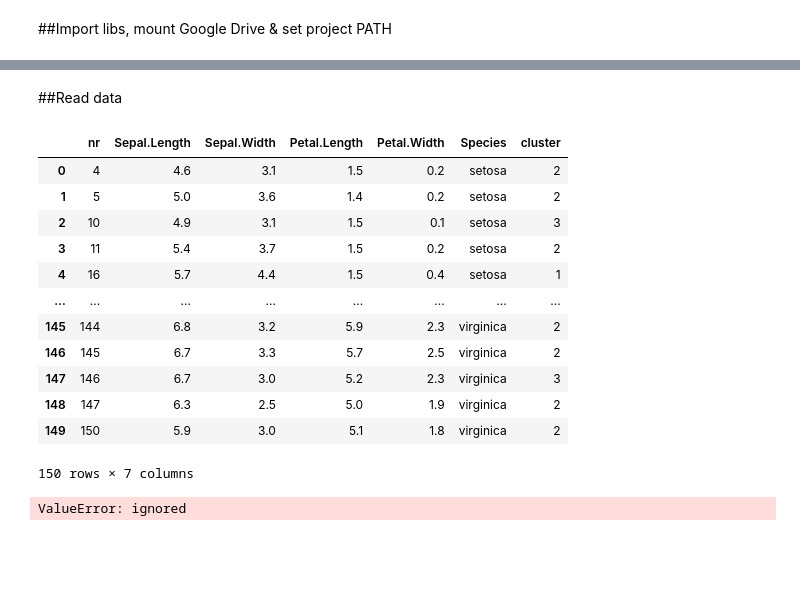
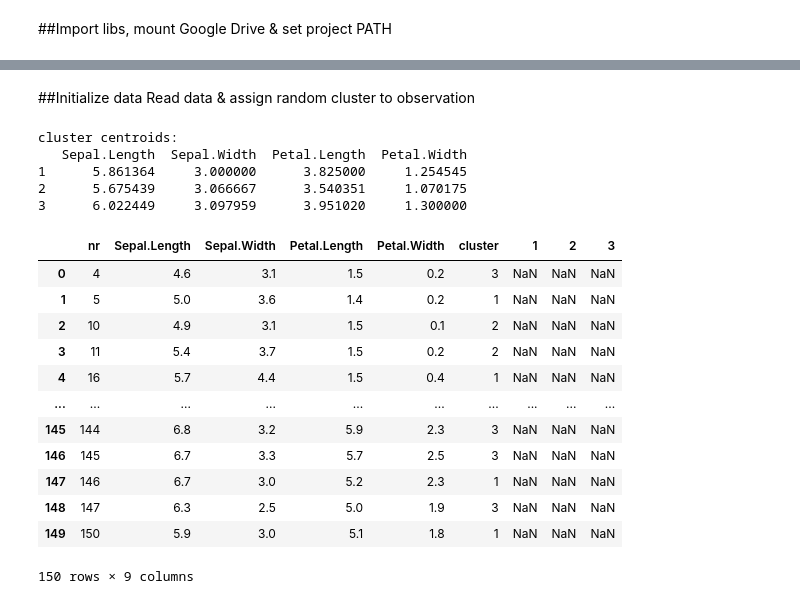
Before and after one commit to magladko/AI_Tools_algorithms, a Jupyter notebook: mpp4/mpp4.ipynb, the cells around one changed output, grey strips where cells are left out. Drawn from its saved outputs; the diff is of its cells as text; code cells hidden in the pictures; blank space fills up the shorter version.

```diff
--- a/mpp4/mpp4.ipynb
+++ b/mpp4/mpp4.ipynb
@@ -29,2 +42,3 @@ k = 3 #@param {type:"slider", min:1, max:10, step:1}
 # %% [markdown]
-##Read data
+##Initialize data
+Read data & assign random cluster to observation
@@ -33,26 +45,43 @@ train_df = pd.read_csv(DATA_PATH + "iris_all.csv")
 # %%
+base_df = pd.read_csv(DATA_PATH) #  + "iris_all.csv"
+train_df = base_df.iloc[:, :-1]
+
 train_df['cluster'] = np.random.randint(1, k+1, train_df.shape[0])
 
 # assign random values until all possibles values have assigned observation
 while not np.all(np.isin([i for i in range(1, k+1)] ,train_df['cluster'].unique())):
     train_df['cluster'] = np.random.randint(1, k+1, train_df.shape[0])
+
+# initialize distances from clusters
+for i in range(1, k+1):
+    train_df[i] = np.NaN
+
+# initialize centroids of clusters
+centroids = pd.DataFrame(columns=train_df.iloc[:, 1: -k-1].columns)
+
+for i in range(1, k+1):
+    temp = calculate_centroid(train_df, i)
+    centroids.loc[i] = temp if temp is not None else pd.Series([np.NaN]*k)
+
+print("cluster centroids:")
+print(centroids, end='\n\n')
+train_df
+# %% [output]
+cluster centroids:
+   Sepal.Length  Sepal.Width  Petal.Length  Petal.Width
+1      5.861364     3.000000      3.825000     1.254545
+2      5.675439     3.066667      3.540351     1.070175
+3      6.022449     3.097959      3.951020     1.300000
+|  | nr | Sepal.Length | Sepal.Width | Petal.Length | Petal.Width | cluster | 1 | 2 | 3 |
+| 0 | 4 | 4.6 | 3.1 | 1.5 | 0.2 | 3 | NaN | NaN | NaN |
+| 1 | 5 | 5.0 | 3.6 | 1.4 | 0.2 | 1 | NaN | NaN | NaN |
+| 2 | 10 | 4.9 | 3.1 | 1.5 | 0.1 | 2 | NaN | NaN | NaN |
+| 3 | 11 | 5.4 | 3.7 | 1.5 | 0.2 | 2 | NaN | NaN | NaN |
+| 4 | 16 | 5.7 | 4.4 | 1.5 | 0.4 | 1 | NaN | NaN | NaN |
+| ... | ... | ... | ... | ... | ... | ... | ... | ... | ... |
+| 145 | 144 | 6.8 | 3.2 | 5.9 | 2.3 | 3 | NaN | NaN | NaN |
+| 146 | 145 | 6.7 | 3.3 | 5.7 | 2.5 | 3 | NaN | NaN | NaN |
+| 147 | 146 | 6.7 | 3.0 | 5.2 | 2.3 | 1 | NaN | NaN | NaN |
+| 148 | 147 | 6.3 | 2.5 | 5.0 | 1.9 | 3 | NaN | NaN | NaN |
+| 149 | 150 | 5.9 | 3.0 | 5.1 | 1.8 | 1 | NaN | NaN | NaN |
+150 rows × 9 columns
-# %%
-train_df
-# %% [output]
-|  | nr | Sepal.Length | Sepal.Width | Petal.Length | Petal.Width | Species | cluster |
-| 0 | 4 | 4.6 | 3.1 | 1.5 | 0.2 | setosa | 2 |
-| 1 | 5 | 5.0 | 3.6 | 1.4 | 0.2 | setosa | 2 |
-| 2 | 10 | 4.9 | 3.1 | 1.5 | 0.1 | setosa | 3 |
-| 3 | 11 | 5.4 | 3.7 | 1.5 | 0.2 | setosa | 2 |
-| 4 | 16 | 5.7 | 4.4 | 1.5 | 0.4 | setosa | 1 |
-| ... | ... | ... | ... | ... | ... | ... | ... |
-| 145 | 144 | 6.8 | 3.2 | 5.9 | 2.3 | virginica | 2 |
-| 146 | 145 | 6.7 | 3.3 | 5.7 | 2.5 | virginica | 2 |
-| 147 | 146 | 6.7 | 3.0 | 5.2 | 2.3 | virginica | 3 |
-| 148 | 147 | 6.3 | 2.5 | 5.0 | 1.9 | virginica | 2 |
-| 149 | 150 | 5.9 | 3.0 | 5.1 | 1.8 | virginica | 2 |
-150 rows × 7 columns
-# %%
-sns.pairplot(train_df.iloc[:, 1:-3], hue=train_df['cluster'])
-# %% [output]
-ValueError: ignored
```
Also changed, not shown: parts of 16 cells of this notebook.
